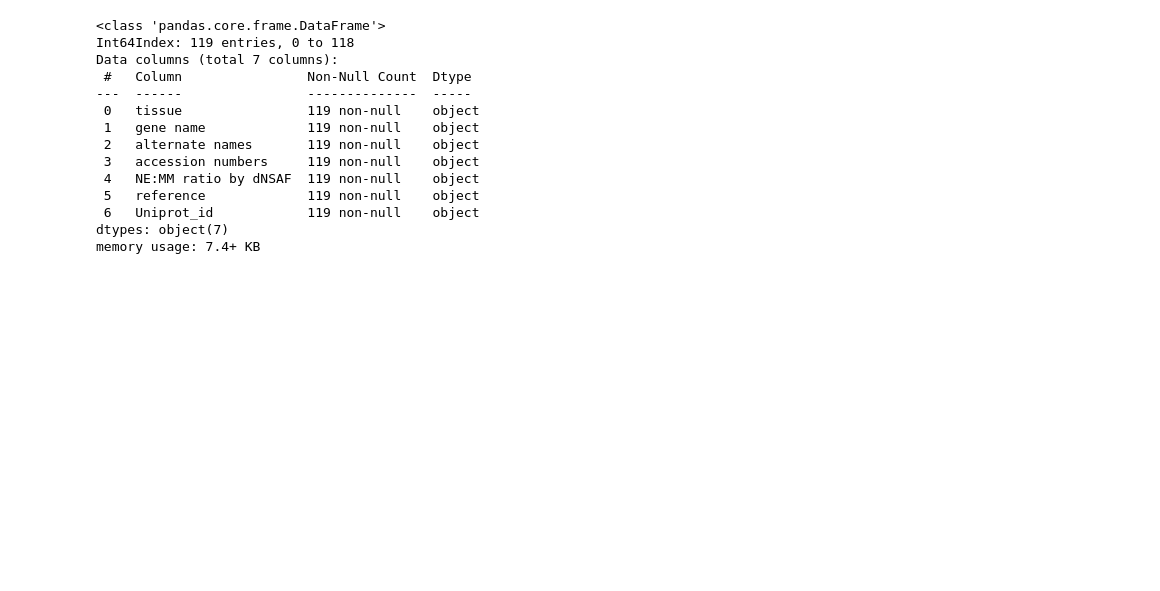
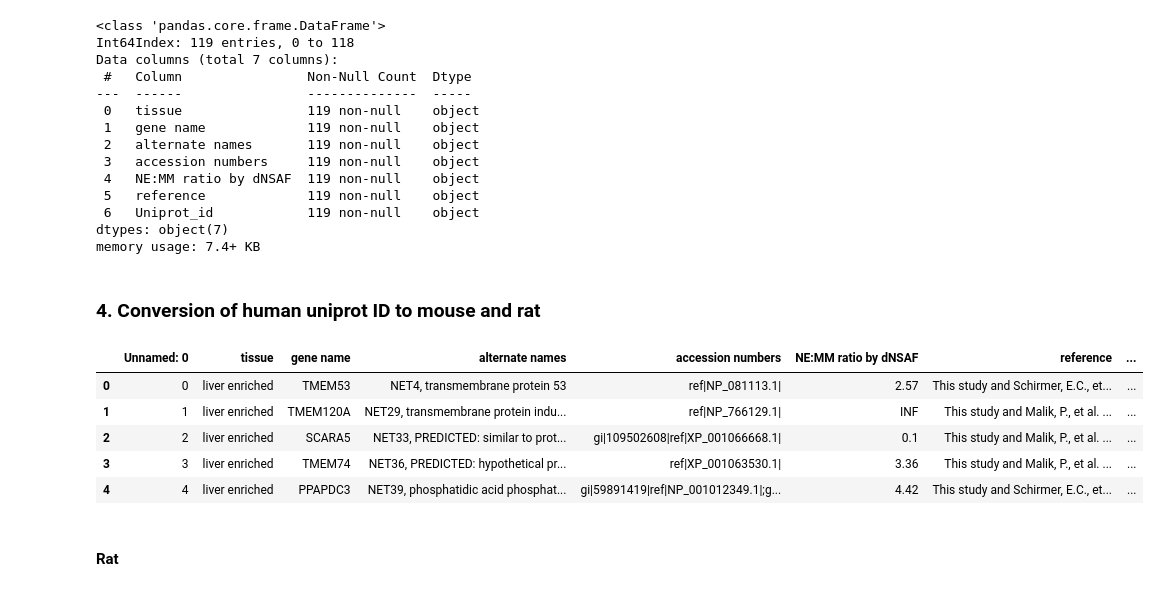
Before and after one commit to shokenlee/Nuclear_proteome, a Jupyter notebook: Korfali2012.ipynb, the cells around one changed output. Drawn from its saved outputs; the diff is of its cells as text; code cells hidden in the pictures; blank space fills up the shorter version.

```diff
--- a/Korfali2012.ipynb
+++ b/Korfali2012.ipynb
@@ -215,3 +217,16 @@ dtypes: object(7)
 memory usage: 7.4+ KB
 # %%
 df_output_hs.to_csv('./Output/Korfali2012_Hs.csv')
+# %% [markdown]
+### 4. Conversion of human uniprot ID to mouse and rat
+# %%
+df_new = pd.read_csv('./Output/Korfali2012_Hs.csv')
+# %%
+df_new.head()
+# %% [output]
+|  | Unnamed: 0 | tissue | gene name | alternate names | accession numbers | NE:MM ratio by dNSAF | reference | ... |
+| 0 | 0 | liver enriched | TMEM53 | NET4, transmembrane protein 53 | ref|NP_081113.1| | 2.57 | This study and Schirmer, E.C., et... | ... |
+| 1 | 1 | liver enriched | TMEM120A | NET29, transmembrane protein indu... | ref|NP_766129.1| | INF | This study and Malik, P., et al. ... | ... |
+| 2 | 2 | liver enriched | SCARA5 | NET33, PREDICTED: similar to prot... | gi|109502608|ref|XP_001066668.1| | 0.1 | This study and Malik, P., et al. ... | ... |
+| 3 | 3 | liver enriched | TMEM74 | NET36, PREDICTED: hypothetical pr... | ref|XP_001063530.1| | 3.36 | This study and Malik, P., et al. ... | ... |
+| 4 | 4 | liver enriched | PPAPDC3 | NET39, phosphatidic acid phosphat... | gi|59891419|ref|NP_001012349.1|;g... | 4.42 | This study and Schirmer, E.C., et... | ... |
@@ -217,0 +248,2 @@ df_output_hs.to_csv('./Output/Korfali2012_Hs.csv')
+# %% [markdown]
+#### Rat
```
Also changed, not shown: parts of 11 cells of this notebook.
